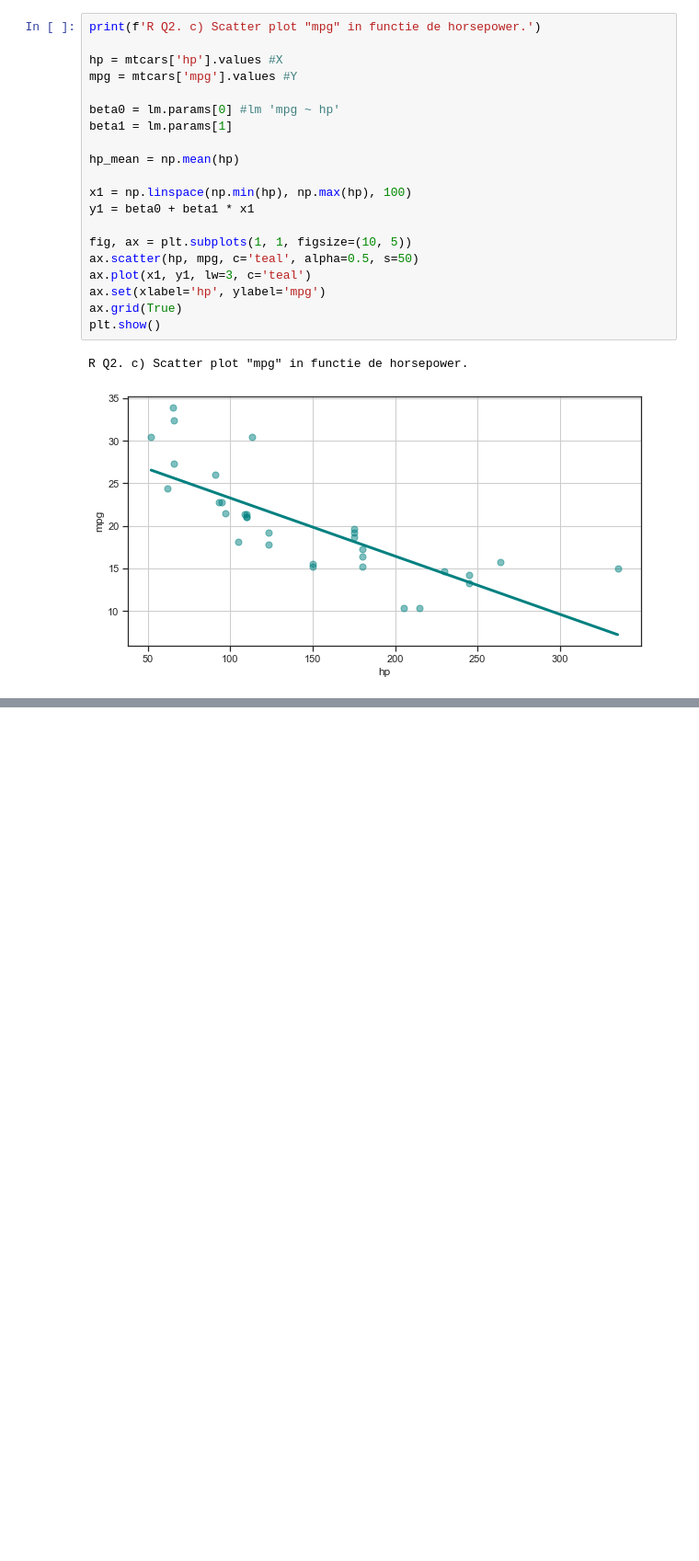
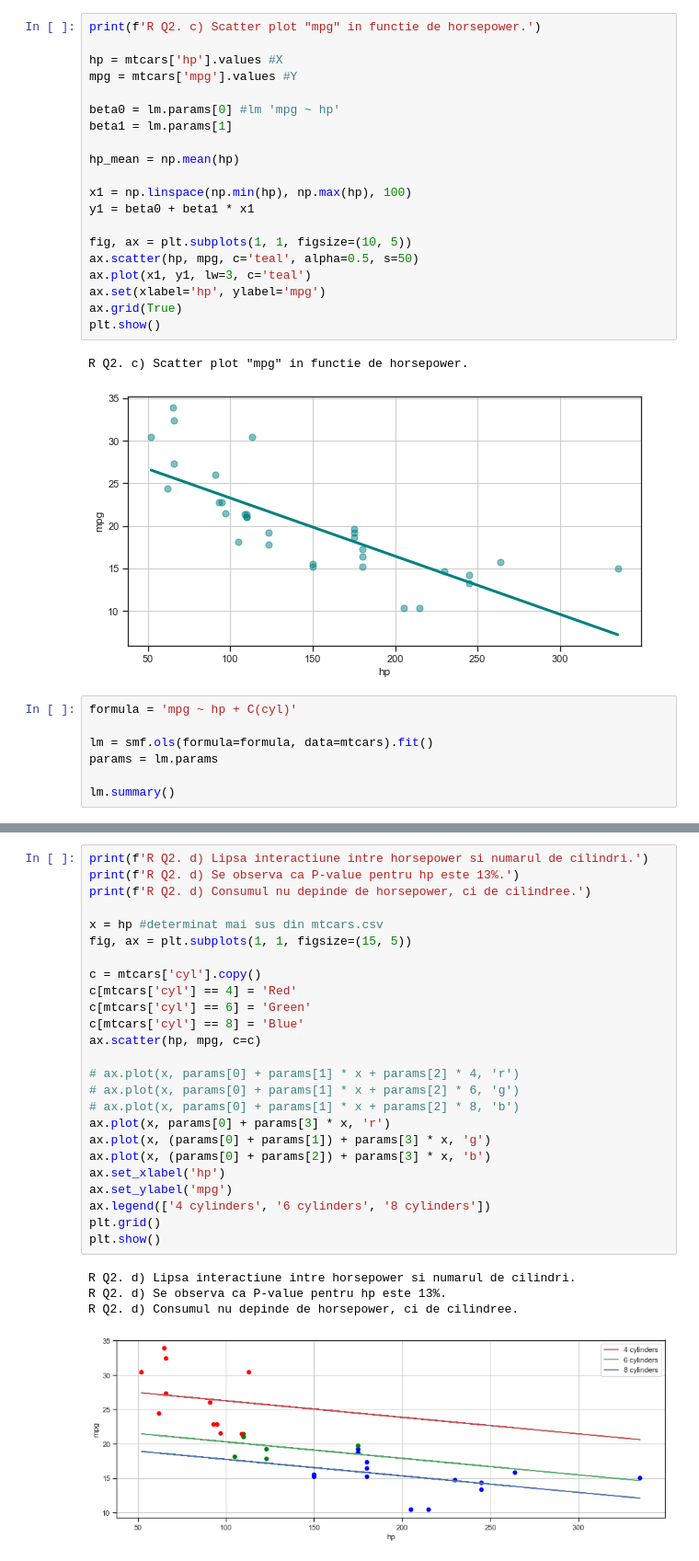
Before and after one commit to a3drian/isml, a Jupyter notebook: Lab9/cap8-Manghiuc_Teodor-Adrian-382.ipynb, the cells around one changed output, grey strips where cells are left out. Shown at 92% size. Cells and saved outputs as stored; diff of their text form; blank space fills up the shorter version.

```diff
--- a/Lab9/cap8-Manghiuc_Teodor-Adrian-382.ipynb
+++ b/Lab9/cap8-Manghiuc_Teodor-Adrian-382.ipynb
@@ -349,3 +457,10 @@ plt.show()
 # %% [output]
 R Q2. c) Scatter plot "mpg" in functie de horsepower.
 [figure]
+# %%
+formula = 'mpg ~ hp + C(cyl)'
+
+lm = smf.ols(formula=formula, data=mtcars).fit()
+params = lm.params
+
+lm.summary()
@@ -351,0 +489,30 @@ R Q2. c) Scatter plot "mpg" in functie de horsepower.
+# %%
+print(f'R Q2. d) Lipsa interactiune intre horsepower si numarul de cilindri.')
+print(f'R Q2. d) Se observa ca P-value pentru hp este 13%.')
+print(f'R Q2. d) Consumul nu depinde de horsepower, ci de cilindree.')
+
+x = hp #determinat mai sus din mtcars.csv
+fig, ax = plt.subplots(1, 1, figsize=(15, 5))
+
+c = mtcars['cyl'].copy()
+c[mtcars['cyl'] == 4] = 'Red'
+c[mtcars['cyl'] == 6] = 'Green'
+c[mtcars['cyl'] == 8] = 'Blue'
+ax.scatter(hp, mpg, c=c)
+
+# ax.plot(x, params[0] + params[1] * x + params[2] * 4, 'r')
+# ax.plot(x, params[0] + params[1] * x + params[2] * 6, 'g')
+# ax.plot(x, params[0] + params[1] * x + params[2] * 8, 'b')
+ax.plot(x, params[0] + params[3] * x, 'r')
+ax.plot(x, (params[0] + params[1]) + params[3] * x, 'g')
+ax.plot(x, (params[0] + params[2]) + params[3] * x, 'b')
+ax.set_xlabel('hp')
+ax.set_ylabel('mpg')
+ax.legend(['4 cylinders', '6 cylinders', '8 cylinders'])
+plt.grid()
+plt.show()
+# %% [output]
+R Q2. d) Lipsa interactiune intre horsepower si numarul de cilindri.
+R Q2. d) Se observa ca P-value pentru hp este 13%.
+R Q2. d) Consumul nu depinde de horsepower, ci de cilindree.
+[figure, added]
```
Also changed, not shown: parts of 25 cells of this notebook, 5 other files.
